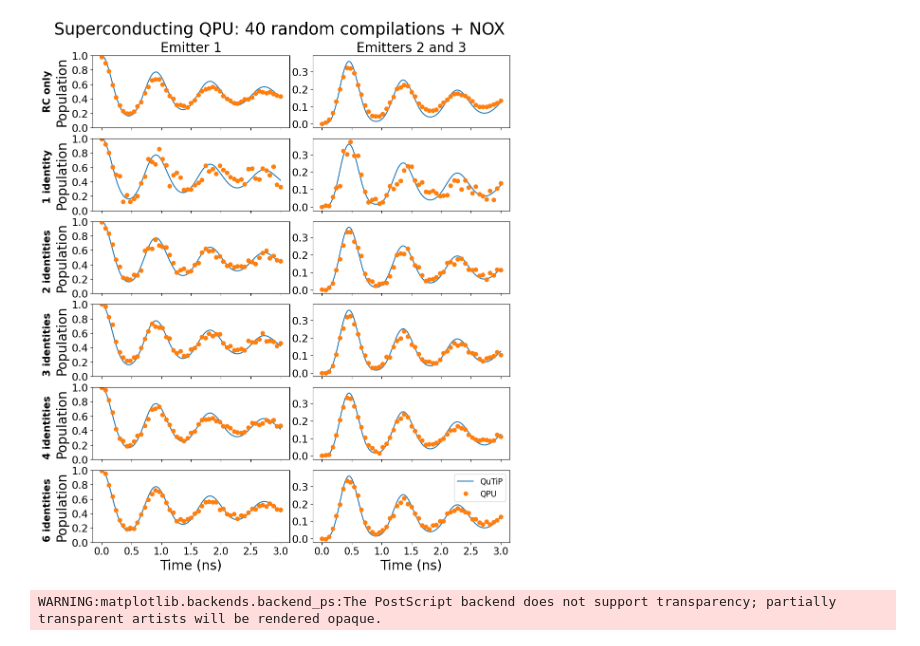
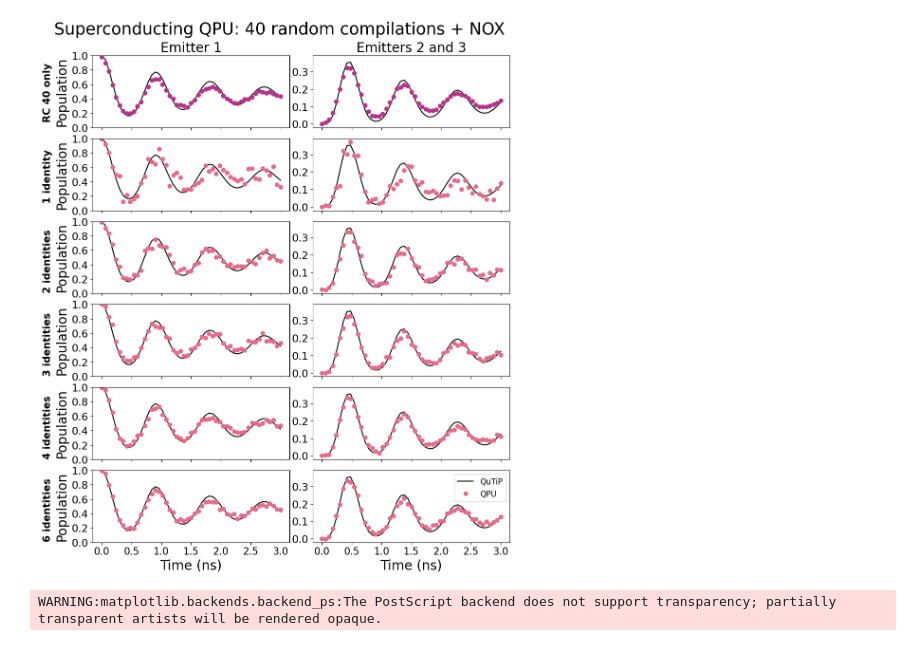
Before and after one commit to radulaski/CQED_quantum_simulation, a Jupyter notebook: notebooks/AQT_RC_NOX.ipynb, the cells around one changed output. Cells and saved outputs as stored; diff of their text form; code cells hidden in the pictures.

```diff
--- a/notebooks/AQT_RC_NOX.ipynb
+++ b/notebooks/AQT_RC_NOX.ipynb
@@ -44,7 +59,7 @@ rc_40 = rc_data_norm.xs(40, level="Randomizations")
 N = 3
 g = 4
 kappa = 2
-times = np.linspace(0, 3, 201)
+times = np.linspace(0, 3, 51)
 # %%
 initial_state = one_excited_emitter_state(N, 1)
 qutip_results = solve_master_equation(N, g, kappa, initial_state, times)
@@ -55,25 +70,25 @@ fig, axes = plt.subplots(6, 2, figsize=(10, 12), sharex=True, sharey="col")
 identities = [1, 2, 3, 4, 6]
 
 
-axes[0][0].plot(times, qutip_results["Emitter 1"], label="QuTiP")
-axes[0][0].plot(aqt_times, rc_40[normed_bitstrs["Emitter 1"]], marker='o', linestyle='', label="QPU")
+axes[0][0].plot(times, qutip_results["Emitter 1"], label="QuTiP", color='black')
+axes[0][0].plot(aqt_times, rc_40[normed_bitstrs["Emitter 1"]], marker='o', linestyle='', label="QPU", color='#b5338a')
 
-axes[0][1].plot(times, qutip_results["Emitter 2"], label="QuTiP")
-axes[0][1].plot(aqt_times, rc_40[normed_bitstrs["Emitter 2 and 3"]], marker='o', linestyle='', label="QPU")
+axes[0][1].plot(times, qutip_results["Emitter 2"], label="QuTiP", color='black')
+axes[0][1].plot(aqt_times, rc_40[normed_bitstrs["Emitter 2 and 3"]], marker='o', linestyle='', label="QPU", color='#b5338a')
 
 
 for ax, num_id in zip(axes[1:, 0], identities):
-    ax.plot(times, qutip_results["Emitter 1"], label="QuTiP")
+    ax.plot(times, qutip_results["Emitter 1"], label="QuTiP", color='black')
 
     nox = nox_data_norm.xs(num_id, level="Identities")
-    ax.plot(aqt_times, nox[normed_bitstrs["Emitter 1"]], marker='o', linestyle='', label="QPU")
+    ax.plot(aqt_times, nox[normed_bitstrs["Emitter 1"]], marker='o', linestyle='', label="QPU", color="#e56b8b")
 
 
 for ax, num_id in zip(axes[1:, 1], identities):
-    ax.plot(times, qutip_results["Emitter 2"], label="QuTiP")
+    ax.plot(times, qutip_results["Emitter 2"], label="QuTiP", color='black')
 
     nox = nox_data_norm.xs(num_id, level="Identities")
-    ax.plot(aqt_times, nox[normed_bitstrs["Emitter 2 and 3"]], marker='o', linestyle='', label="QPU")
+    ax.plot(aqt_times, nox[normed_bitstrs["Emitter 2 and 3"]], marker='o', linestyle='', label="QPU", color="#e56b8b")
 
 
 for ax in axes.flatten():
@@ -89,35 +104,35 @@ for ax in axes[:, 1]:
 
 
 axes[-1][0].set_xlabel("Time (ns)", fontsize=20)
 axes[-1][1].set_xlabel("Time (ns)", fontsize=20)
 axes[-1][0].tick_params(axis="x", labelsize=15)
 axes[-1][1].tick_params(axis="x", labelsize=15)
 
 
 axes[0, 0].set_title("Emitter 1", fontsize=20)
 axes[0, 1].set_title("Emitters 2 and 3", fontsize=20)
 
 
-axes[0][0].text(-0.23, 0.8, "RC only", transform=axes[0][0].transAxes, weight='bold',
+axes[0][0].text(-0.23, 0.9, "RC 40 only", transform=axes[0][0].transAxes, weight='bold',
         ha='center', va='top', fontsize=15, rotation=90)
 
 for ax, num_id in zip(axes[1:, 0], identities):
     text = f"{num_id} identity" if num_id == 1 else f"{num_id} identities"
     vert = 0.85 if num_id == 1 else 0.89
     ax.text(-0.23, vert, text, transform=ax.transAxes, weight='bold',
             ha='center', va='top', fontsize=15, rotation=90)
 
 
 fig.suptitle("Superconducting QPU: 40 random compilations + NOX", fontsize=25)
 
 plt.tight_layout()
 fig.subplots_adjust(top=0.92, hspace=0.05)
 
 plt.legend(fontsize=12)
 
 fig.subplots_adjust(hspace=0.15, wspace=0.12)
 # %% [output]
-[figure, old version]
+[figure, new version]
 # %%
 fig.savefig("../figures/AQT_RC_NOX.eps", bbox_inches="tight")
 # %% [output]
```
Also changed, not shown: parts of 2 cells of this notebook, 18 other files.
